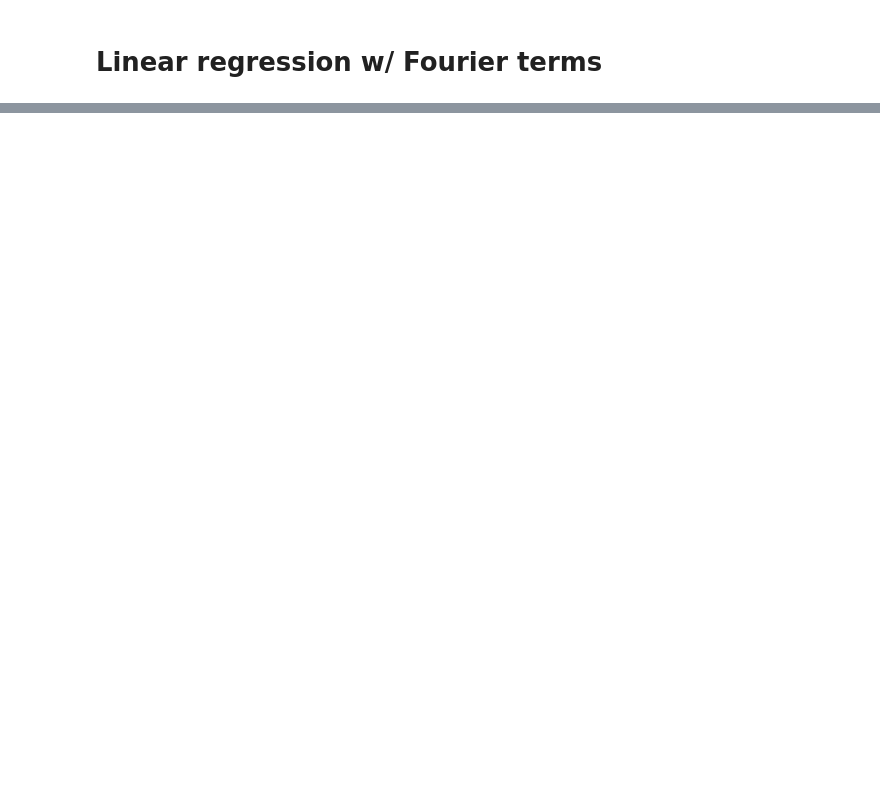
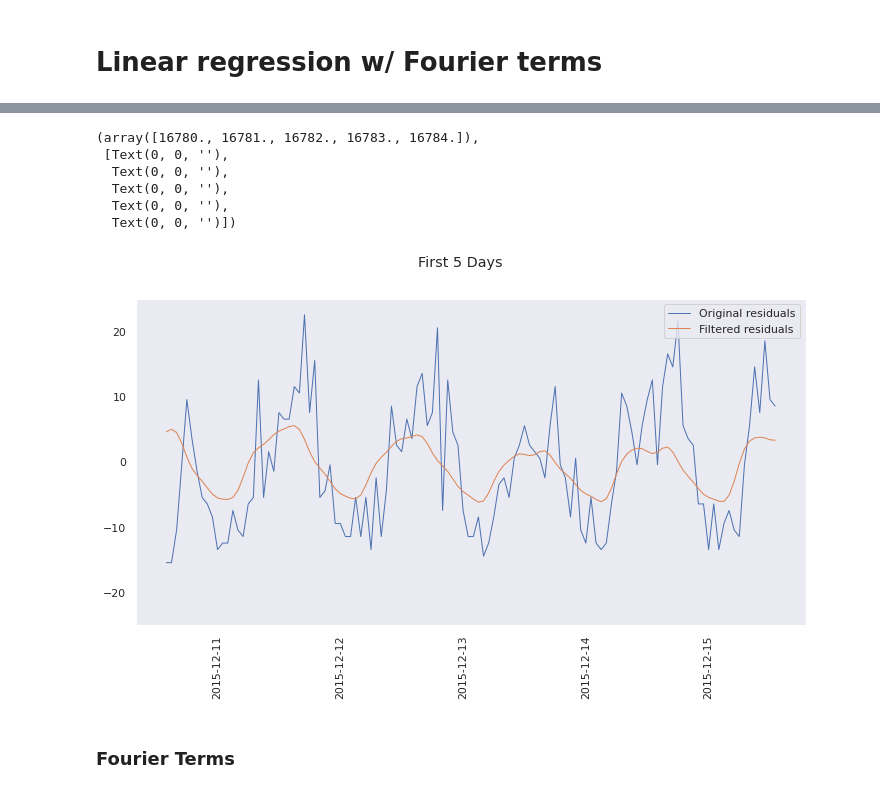
Before and after one commit to MiguelPimentel97/time-series, a Jupyter notebook: notebooks/FourierTransforms.ipynb, the cells around one changed output, grey strips where cells are left out. Cells and saved outputs as stored; diff of their text form; code cells hidden in the pictures; blank space fills up the shorter version.

```diff
--- a/notebooks/FourierTransforms.ipynb
+++ b/notebooks/FourierTransforms.ipynb
@@ -205,0 +235,25 @@ Freq: H, Name: N, Length: 40634, dtype: float64
+# %%
+filtered_fft = np.zeros(len(residuals), dtype=complex)
+# %%
+filtered_fft[output.index] = output.fft
+# %%
+filtered_residuals = fft.ifft(filtered_fft)
+# %%
+N = 24 * 5
+plt.plot(time[:N], residuals[:N], linewidth=1, label='Original residuals')
+plt.plot(time[:N], filtered_residuals[:N].real, linewidth=1, label='Filtered residuals')
+plt.legend(loc='upper right')
+plt.suptitle('First 5 Days')
+plt.grid()
+plt.ylim((-25, 25))
+plt.xticks(rotation=90)
+# %% [output]
+(array([16780., 16781., 16782., 16783., 16784.]),
+ [Text(0, 0, ''),
+  Text(0, 0, ''),
+  Text(0, 0, ''),
+  Text(0, 0, ''),
+  Text(0, 0, '')])
+[figure, added]
+# %% [markdown]
+### Fourier Terms
```
Also changed, not shown: parts of 36 cells of this notebook.
